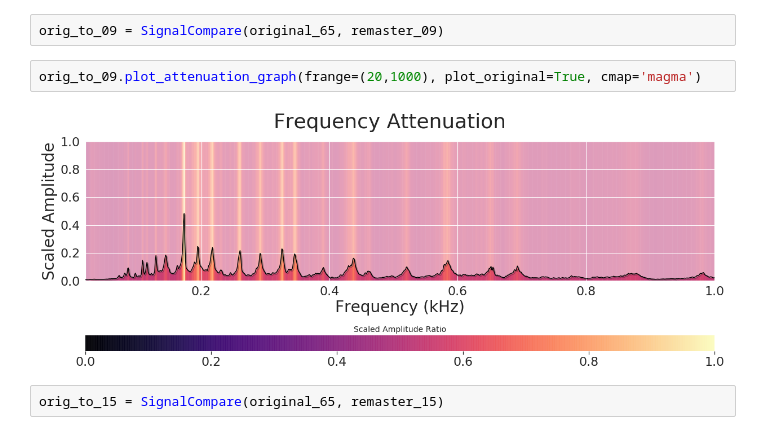
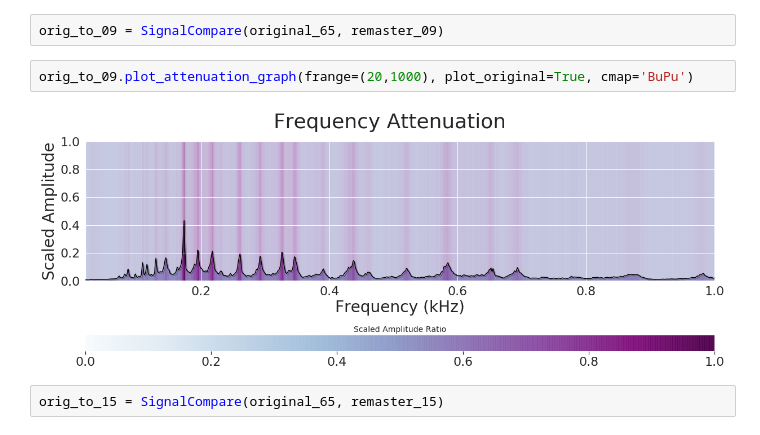
Before and after one commit to QED0711/ds_practice, a Jupyter notebook: librosa/AudioPlot.ipynb, the cells around one changed output. Cells and saved outputs as stored; diff of their text form.

```diff
--- a/librosa/AudioPlot.ipynb
+++ b/librosa/AudioPlot.ipynb
@@ -176,9 +176,9 @@ remaster_15 = AudioAnalyzer(filename="../../../Downloads/yesterday-2015.wav", ff
 # %%
 orig_to_09 = SignalCompare(original_65, remaster_09)
 # %%
-orig_to_09.plot_attenuation_graph(frange=(20,1000), plot_original=True, cmap='magma')
+orig_to_09.plot_attenuation_graph(frange=(20,1000), plot_original=True, cmap='BuPu')
 # %% [output]
-[figure, old version]
+[figure, new version]
 # %%
 orig_to_15 = SignalCompare(original_65, remaster_15)
 # %%
```
Also changed, not shown: parts of 1 cell of this notebook.
